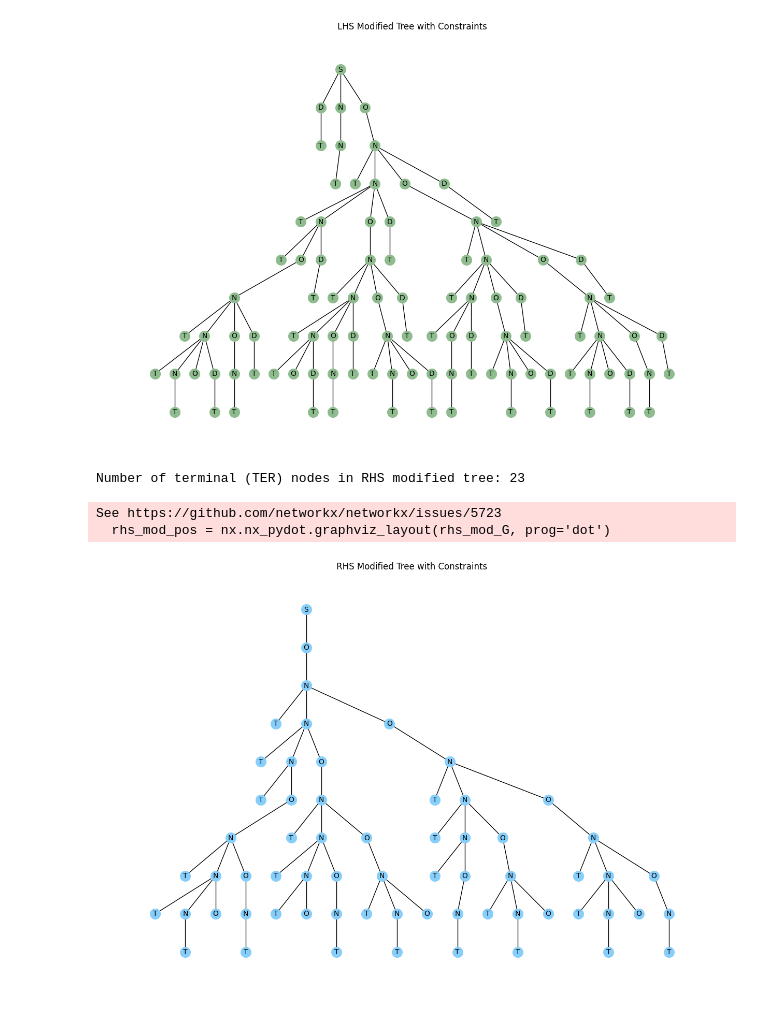
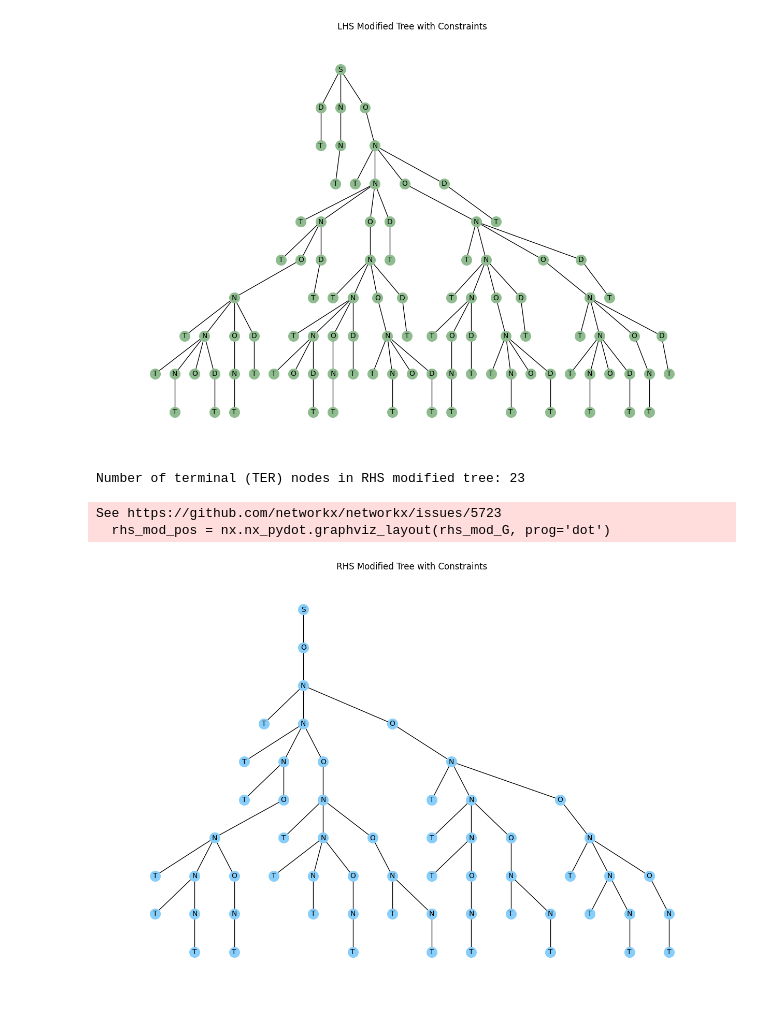
Before and after one commit to TarinPairor/a-math, a Jupyter notebook: test.ipynb, the cells around one changed output. Cells and saved outputs as stored; diff of their text form; code cells hidden in the pictures.

Commit message:
Prune O's from last level in test

```diff
--- a/test.ipynb
+++ b/test.ipynb
@@ -531,8 +558,29 @@ def build_rhs_equals_tree():
     add_children(root, 0, [S], 0, False)
     return root
 
+def prune_last_level_Os_without_terminal_rhs(node, depth, max_depth):
+    """
+    Remove OP ("O") nodes at depth==max_depth that do not have a "T" child.
+    This is a post-build tree cleaning step.
+    """
+    to_remove = []
+    for child in node.children:
+        # Post-order traversal to go bottom-up
+        prune_last_level_Os_without_terminal_rhs(child, depth+1, max_depth)
+        if (
+            child.name == OP
+            and depth+1 == max_depth
+            and not any(grandchild.name == TER for grandchild in child.children)
+        ):
+            to_remove.append(child)
+    for child in to_remove:
+        child.parent = None  # Remove node from tree
+
 # Build and display the RHS tree
 rhs_tree_root = build_rhs_equals_tree()
+# Remove O's at last non-terminal level that have no terminal children, just like in LHS
+prune_last_level_Os_without_terminal_rhs(rhs_tree_root, 0, MAX_DEPTH)
+
 rhs_G = nx.DiGraph()
 def build_rhs_nx_graph(node, G, parent=None):
     G.add_node(id(node), label=node.name)
@@ -692,9 +755,9 @@ See https://github.com/networkx/networkx/issues/5723
 [figure]
 # %%
 MAX_DEPTH = 8
+
 def build_rhs_plus_number_tree():
     root = Node(S)
-    # s -> O -> N as the only root expansion
     n_op = Node(OP, parent=root)
     n_num = Node(NUM, parent=n_op)
 
@@ -707,7 +770,6 @@ def build_rhs_plus_number_tree():
         has_op: bool, does this path have any OP so far
         """
         if depth >= MAX_DEPTH:
-            # At max depth, only maybe add TER (which isn't counted in depth)
             if parent.name == NUM and has_op:
                 Node(TER, parent=parent)
             return
@@ -716,25 +778,32 @@ def build_rhs_plus_number_tree():
         if parent.name == NUM and has_op:
             Node(TER, parent=parent)
 
-        # Stop at terminator
         if parent.name == TER:
             return
 
-        # Now, replicate OP branch from original RHS:
         if parent.name == OP:
-            # OP can go to NUM
             add_children(Node(NUM, parent=parent), depth+1, path+[NUM], 1, has_op)
         elif parent.name == NUM:
-            # NUM can go to NUM (if streak < 3), or OP
             if num_streak < MAX_CONTIG_NUM:
                 add_children(Node(NUM, parent=parent), depth+1, path+[NUM], num_streak+1, has_op)
             add_children(Node(OP, parent=parent), depth+1, path+[OP], 0, True)
 
-    # Begin expansion from the initial NUM node reached by S->OP->NUM (depth=2, path=[S,OP,NUM], num_streak=1, has_op=True)
     add_children(n_num, 2, [S, OP, NUM], 1, True)
     return root
 
-# Visualize the modified RHS tree
+# Prune all OP ("O") nodes at the last non-terminal level without any terminal ("T") children
+def prune_last_level_Os_without_terminal_rhs(node, depth, max_depth):
+    to_remove = []
+    for child in node.children:
+        prune_last_level_Os_without_terminal_rhs(child, depth+1, max_depth)
+        if (
+            child.name == OP
+            and depth+1 == max_depth
+            and not any(grandchild.name == TER for grandchild in child.children)
+        ):
+            to_remove.append(child)
+    for child in to_remove:
+        child.parent = None  # Remove node from tree
 
 def build_graph_for_rhs_mod(node, G, parent=None):
     G.add_node(id(node), label=node.name)
@@ -744,32 +813,34 @@ def build_graph_for_rhs_mod(node, G, parent=None):
         build_graph_for_rhs_mod(child, G, node)
 
 rhs_mod_tree_root = build_rhs_plus_number_tree()
+# Prune all O's at last non-terminal level with no terminal child:
+prune_last_level_Os_without_terminal_rhs(rhs_mod_tree_root, 0, MAX_DEPTH)
 rhs_mod_G = nx.DiGraph()
 build_graph_for_rhs_mod(rhs_mod_tree_root, rhs_mod_G)
 
 def rhs_mod_count_terminals(node):
     count = 1 if node.name == TER else 0
     for child in node.children:
         count += rhs_mod_count_terminals(child)
     return count
 
 rhs_mod_num_terminals = rhs_mod_count_terminals(rhs_mod_tree_root)
 print(f"Number of terminal (TER) nodes in RHS modified tree: {rhs_mod_num_terminals}")
 
 try:
     rhs_mod_pos = nx.nx_pydot.graphviz_layout(rhs_mod_G, prog='dot')
 except Exception:
     rhs_mod_pos = nx.spring_layout(rhs_mod_G)
 
 rhs_mod_labels = nx.get_node_attributes(rhs_mod_G, 'label')
 plt.figure(figsize=(12, 8))
 nx.draw(rhs_mod_G, rhs_mod_pos, with_labels=True, labels=rhs_mod_labels, arrows=False, node_size=200, node_color='lightskyblue', font_size=10)
 plt.title("RHS Modified Tree with Constraints")
 plt.tight_layout(pad=3.0)
 plt.show()
 # %% [output]
 Number of terminal (TER) nodes in RHS modified tree: 23
 See https://github.com/networkx/networkx/issues/5723
   rhs_mod_pos = nx.nx_pydot.graphviz_layout(rhs_mod_G, prog='dot')
-[figure, old version]
+[figure, new version]
 # %%
```
Also changed, not shown: parts of 4 cells of this notebook.
